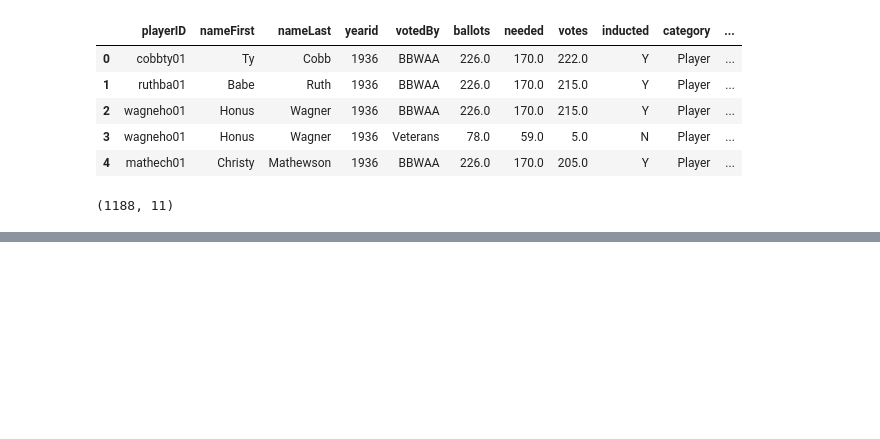
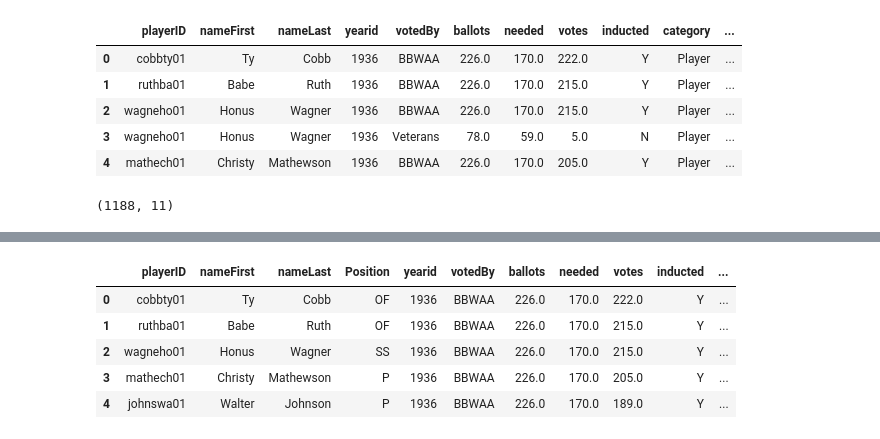
Before and after one commit to hueykwik/baseballhof, a Jupyter notebook: Hall of Fame Analysis.ipynb, the cells around one changed output, grey strips where cells are left out. Drawn from its saved outputs; the diff is of its cells as text; code cells hidden in the pictures; blank space fills up the shorter version.

```diff
--- a/Hall of Fame Analysis.ipynb
+++ b/Hall of Fame Analysis.ipynb
@@ -46,0 +66,19 @@ display(nominated_players.shape)
+# %%
+nominated_players = pd.merge(nominated_players, appearances_total, on='playerID')
+
+position_cols = ['G_p','G_c','G_1b','G_2b',
+                 'G_3b','G_ss','G_lf','G_cf',
+                 'G_rf','G_of','G_dh','G_ph','G_pr']
+
+def most_played_position(df):
+    return df[position_cols].idxmax(axis=1).str.split('_').str[1].str.upper()
+
+nominated_players.insert(3, 'Position', most_played_position(nominated_players))
+display(nominated_players.head())
+# %% [output]
+|  | playerID | nameFirst | nameLast | Position | yearid | votedBy | ballots | needed | votes | inducted | ... |
+| 0 | cobbty01 | Ty | Cobb | OF | 1936 | BBWAA | 226.0 | 170.0 | 222.0 | Y | ... |
+| 1 | ruthba01 | Babe | Ruth | OF | 1936 | BBWAA | 226.0 | 170.0 | 215.0 | Y | ... |
+| 2 | wagneho01 | Honus | Wagner | SS | 1936 | BBWAA | 226.0 | 170.0 | 215.0 | Y | ... |
+| 3 | mathech01 | Christy | Mathewson | P | 1936 | BBWAA | 226.0 | 170.0 | 205.0 | Y | ... |
+| 4 | johnswa01 | Walter | Johnson | P | 1936 | BBWAA | 226.0 | 170.0 | 189.0 | Y | ... |
```
Also changed, not shown: parts of 11 cells of this notebook.
